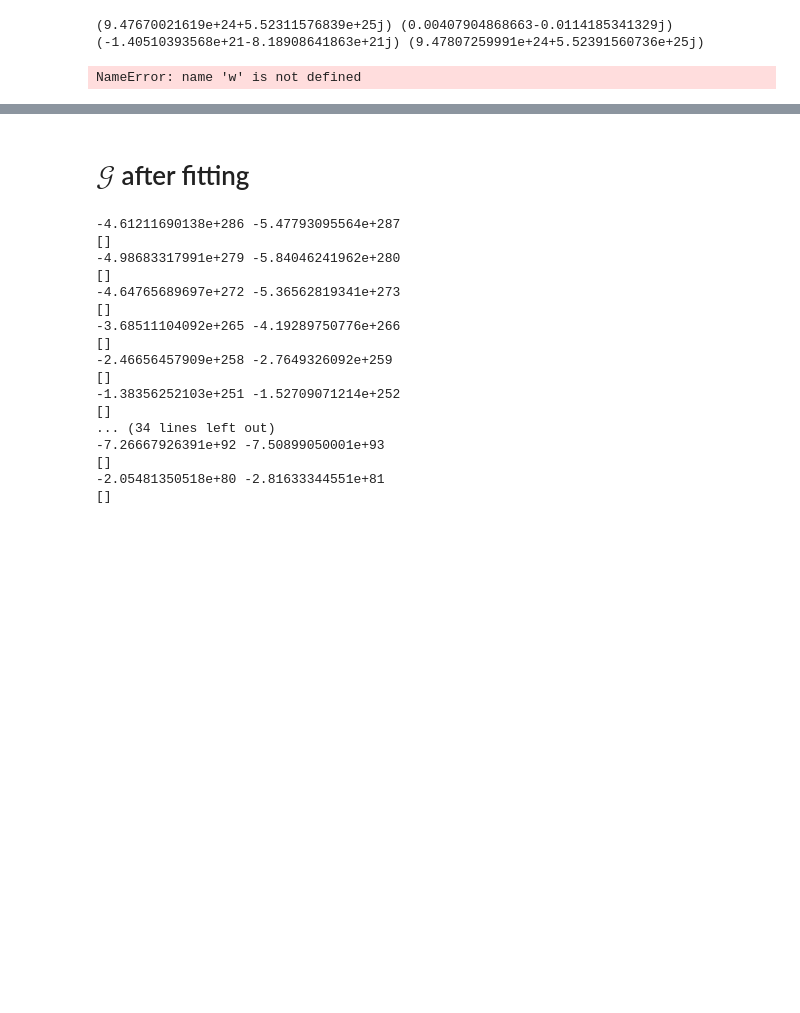
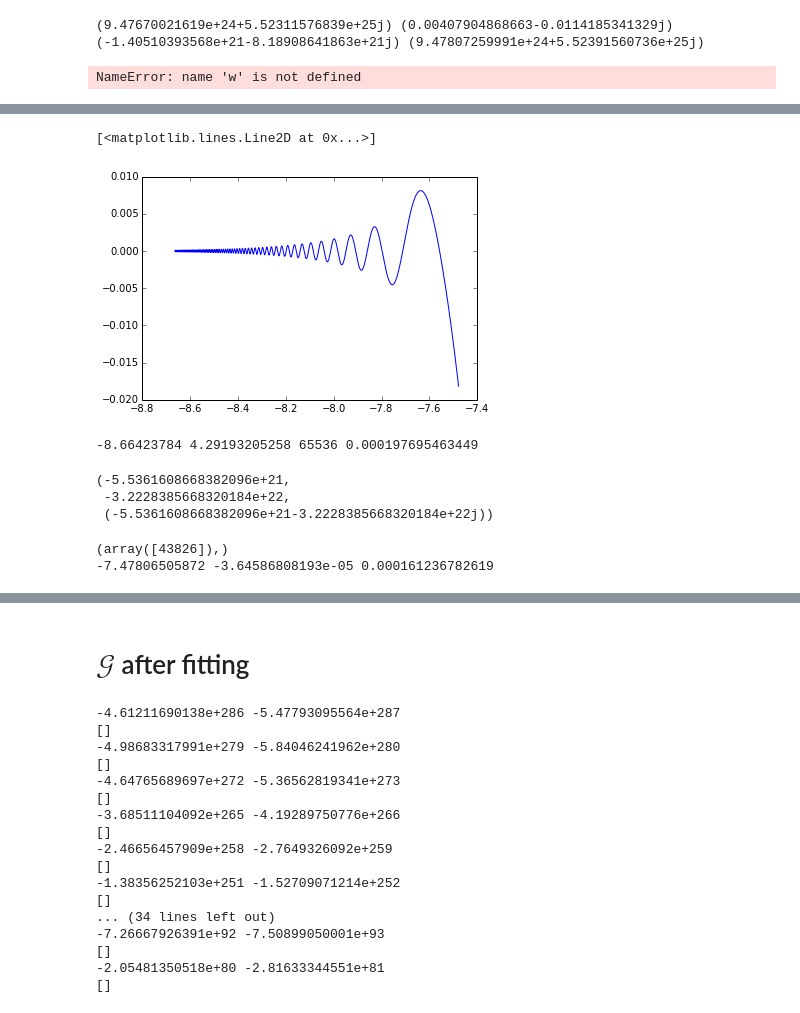
Before and after one commit to rahulporuri/project_work, a Jupyter notebook: matter_bounce/data_processing_and_fitting.ipynb, the cells around one changed output, grey strips where cells are left out. Cells and saved outputs as stored; diff of their text form; code cells hidden in the pictures; blank space fills up the shorter version.

```diff
--- a/matter_bounce/data_processing_and_fitting.ipynb
+++ b/matter_bounce/data_processing_and_fitting.ipynb
@@ -312,0 +339,14 @@ NameError: name 'w' is not defined
+# %%
+plt.plot(N_array[:6000], w.imag[:6000])
+# %% [output]
+[<matplotlib.lines.Line2D at 0x...>]
+[figure, added]
+# %%
+Nics = -8.66423784
+Nshss = numpy.sqrt(2*4*numpy.log(10))
+npts= 1024*64
+#npts= 45000
+step = (Nshss-Nics)/npts
+print Nics, Nshss, npts, step
+# %% [output]
+-8.66423784 4.29193205258 65536 0.000197695463449
@@ -312,0 +356,12 @@ NameError: name 'w' is not defined
+# %%
+integrand_real(0), integrand_imag(0), w[43826]
+# %% [output]
+(-5.5361608668382096e+21,
+ -3.2228385668320184e+22,
+ (-5.5361608668382096e+21-3.2228385668320184e+22j))
+# %%
+print numpy.where(numpy.abs(N_array) == numpy.min(numpy.abs(N_array)))
+print N_array[6000], N_array[43826], N_array[43827]
+# %% [output]
+(array([43826]),)
+-7.47806505872 -3.64586808193e-05 0.000161236782619
```
Also changed, not shown: parts of 12 cells of this notebook.
